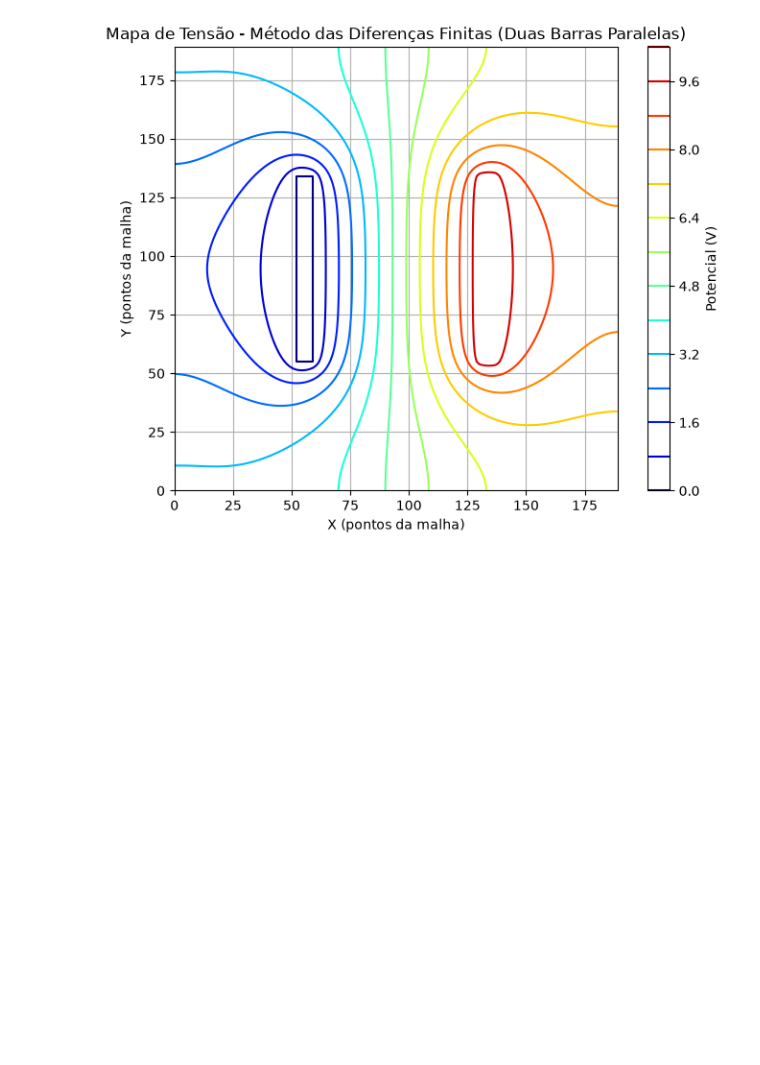
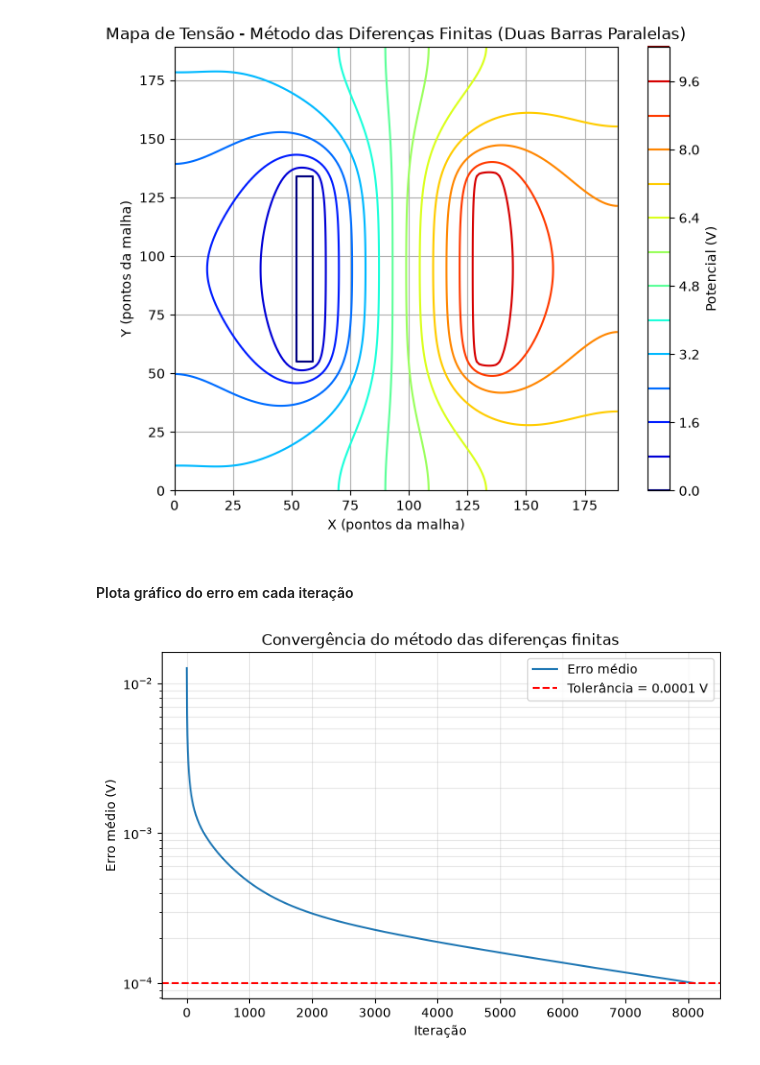
Before and after one commit to deboraaz/Eletromagnetismo---metodo-solucoes-finitas, a Jupyter notebook: metodo_diferencas.ipynb, the cells around one changed output. Drawn from its saved outputs; the diff is of its cells as text; code cells hidden in the pictures; blank space fills up the shorter version.

Commit message:
erro

```diff
--- a/metodo_diferencas.ipynb
+++ b/metodo_diferencas.ipynb
@@ -51,6 +51,8 @@ error = 1.0
 tolerance = 0.0001
 # utilizado para calcular em quantas iterações o algoritmo atingiu o critério de parada
 iteracao = 0
+
+historico_erro = []
 
 # determina a quantidade de vizinhos que cada nó tem
 n_viz = np.full((Ny, Nx), 4.0)    # interior: 4 vizinhos
@@ -80,7 +82,7 @@ while error > tolerance:
   diff = np.abs(V - V_old)
   diff[eletrodos] = 0.0
   error = np.sum(diff) / np.sum(~eletrodos)
-
+  historico_erro.append(error)
   iteracao += 1
 
 print(
@@ -104,3 +106,17 @@ plt.gca().set_aspect("equal")
 plt.show()
 # %% [output]
 [figure]
+# %% [markdown]
+#### Plota gráfico do erro em cada iteração
+# %%
+plt.figure(figsize=(8, 5))
+plt.semilogy(historico_erro, label="Erro médio")
+plt.axhline(tolerance, color="r", linestyle="--", label=f"Tolerância = {tolerance} V")
+plt.xlabel("Iteração")
+plt.ylabel("Erro médio (V)")
+plt.title("Convergência do método das diferenças finitas")
+plt.grid(True, which="both", alpha=0.3)
+plt.legend()
+plt.show()
+# %% [output]
+[figure, added]
```
